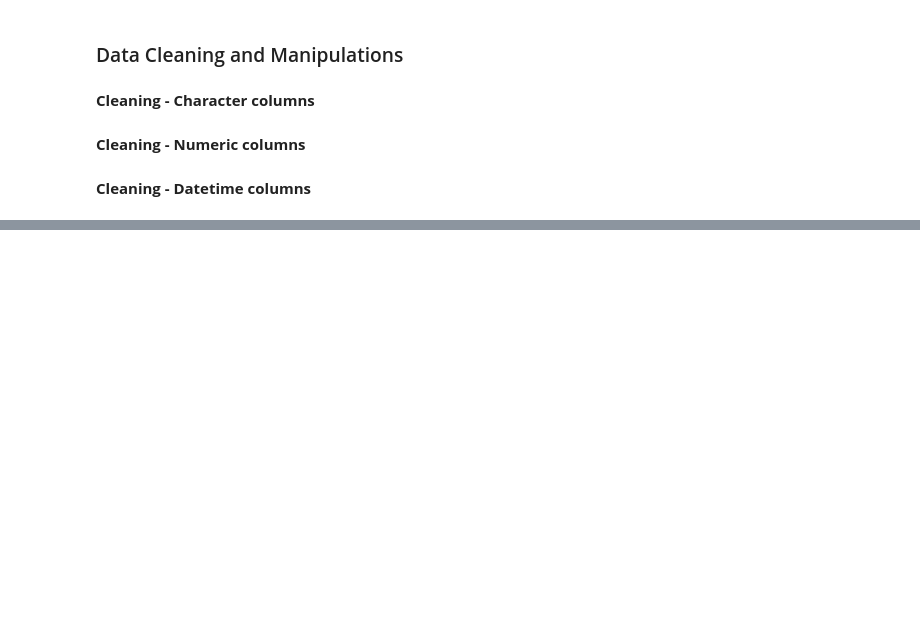
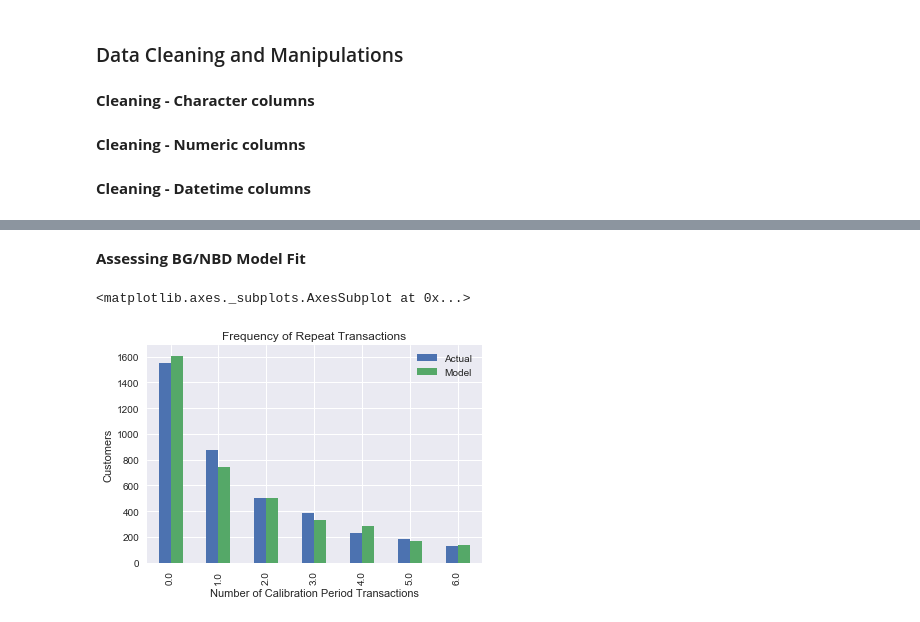
Before and after one commit to SwapnilSParkhe/Project-Customer_Lifetime_Value, a Jupyter notebook: CLV_NonContractual_Continuous.ipynb, the cells around one changed output, grey strips where cells are left out. Drawn from its saved outputs; the diff is of its cells as text; code cells hidden in the pictures; blank space fills up the shorter version.

```diff
--- a/CLV_NonContractual_Continuous.ipynb
+++ b/CLV_NonContractual_Continuous.ipynb
@@ -129,0 +253,8 @@ max     18287.000000   80995.000000  168469.600000
+# %% [markdown]
+**Assessing BG/NBD Model Fit**
+# %%
+#Actual Vs. Pred repeat purch in calibration period
+plot_period_transactions(BG_NBD)
+# %% [output]
+<matplotlib.axes._subplots.AxesSubplot at 0x...>
+[figure, added]
```
Also changed, not shown: parts of 18 cells of this notebook.
